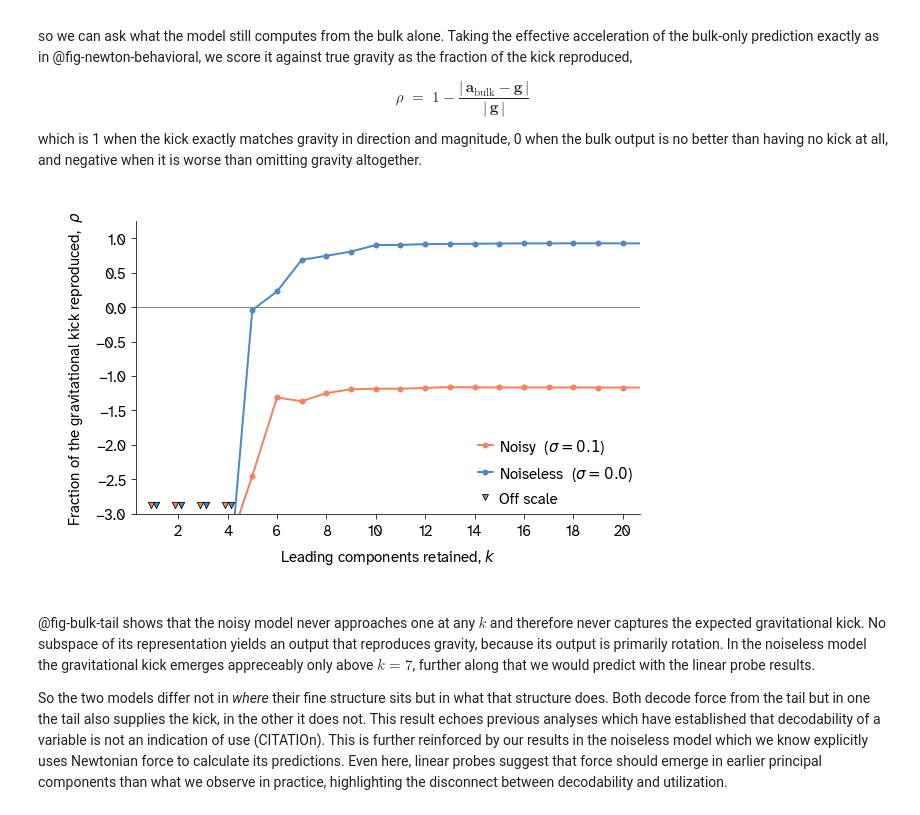
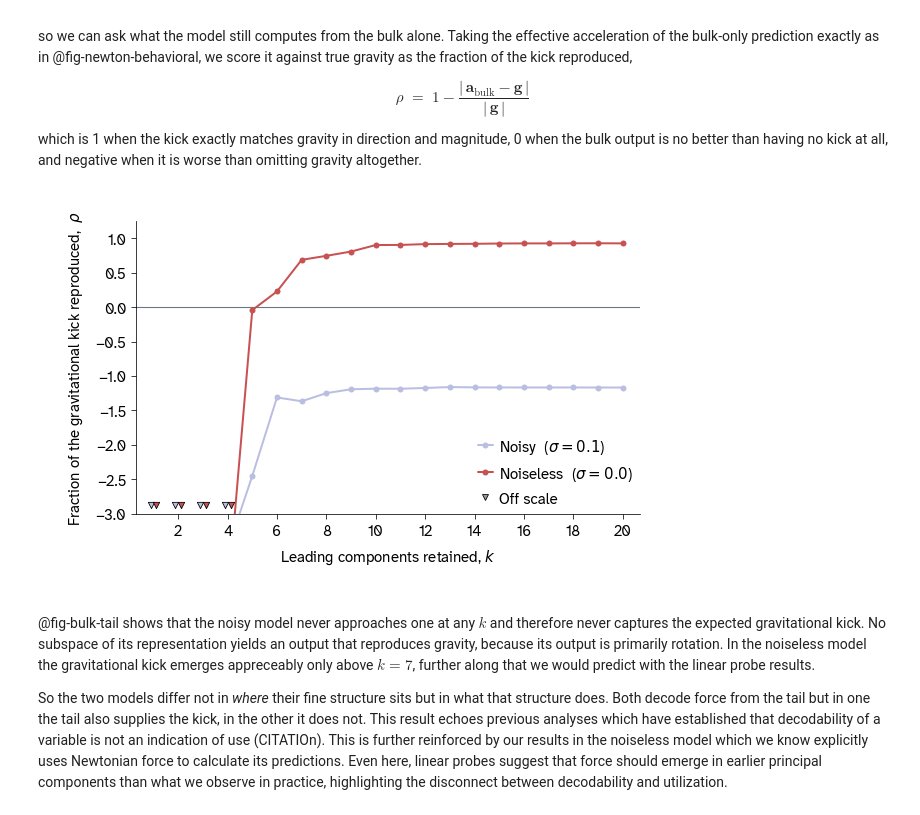
Before and after one commit to Arcadia-Science/world-model-orbits, a Jupyter notebook: index.ipynb, the cells around one changed output. Saved outputs shown, nothing was run; the diff lists cells and outputs as text; code cells hidden in the pictures.

```diff
--- a/index.ipynb
+++ b/index.ipynb
@@ -760,7 +768,7 @@ Panels (b), (c) and (d) describe the form of each operator. Both are scaled rota
 A correct one-step force is only useful if it integrates into a correct orbit over a longer time horizon. To see the practical consequence of computation strategies we identified in the two short-context models, we seed each model with the first two positions of a held-out orbit and let it predict autoregressively for 40 steps, feeding each prediction back as the next input. We plot the predicted orbits alongside an ideal Verlet integrator and the ground truth orbit.
 # %%
 #| label: fig-rollout
-#| fig-cap: "Autoregressive rollout on eccentric orbits (0.5 < $e$ < 0.7), seeded from two consecutive positions and rolled forward 40 steps with each prediction fed back as the next input. Ideal Verlet is integrated at the data's true sample spacing, $dt$ = 20/99."
+#| fig-cap: "Autoregressive rollout on eccentric orbits (0.5 < $e$ < 0.7), seeded from two consecutive positions and rolled forward 40 steps with each prediction fed back as the next input. Ideal Verlet is integrated at the data's true sample spacing, $\\Delta t$ = 20/99."
 #| fig-subcap:
 #|   - "One example orbit seeded at aphelion, showing the true ellipse, an ideal Verlet integrator, and the two short-context models."
 #|   - "Median position error against rollout step over 200 randomly drawn eccentric orbits seeded at random phase, with a 95% bootstrap confidence interval of the median."
@@ -824,16 +832,17 @@ ek = int(np.argmax(np.linalg.norm(true[:100 - (N + 2) + 1], axis=1)))
 s = true[ek:ek+2]; seg = true[ek:ek+N+2]
 rn, rv, rx = rollout(model_noiseless, s, N), rollout_verlet(s, N, dt=DT), rollout(model_bs2, s, N)
 
-PANEL    = apc.mpl.FIGURE_SIZES_IN_INCHES['half_square']
-C_TRUE   = str(apc.crow);  C_NOISELESS = ARC_VIBE
-C_NOISY  = ARC_CORAL;      C_VERLET    = str(apc.bark)
+PANEL = apc.mpl.FIGURE_SIZES_IN_INCHES['half_square']
+C_NOISELESS = C_MODEL_NOISELESS
+C_VERLET = C_IDEAL
+C_NOISY = C_MODEL_NOISY
 
 fig, ax = plt.subplots(figsize=PANEL)
 ax.plot(seg[:, 0], seg[:, 1], '-', color=C_TRUE, lw=2.5, alpha=0.5, label='true orbit')
 ax.plot(rn[:, 0], rn[:, 1], '-', color=C_NOISELESS, lw=1.5, label='noiseless model')
-ax.plot(rx[:, 0], rx[:, 1], '-', color=C_NOISY,     lw=1.5, label='noisy model')
+ax.plot(rx[:, 0], rx[:, 1], '-', color=C_NOISY,      lw=1.5, label='noisy model')
 ax.plot(rv[:, 0], rv[:, 1], ':', color=C_VERLET,    lw=1.8, label='ideal Verlet')
-ax.scatter(0, 0, marker='*', s=250, color=str(apc.canary), edgecolor=str(apc.crow), zorder=5)
+ax.scatter(0, 0, marker='8', s=250, color=str(apc.canary), edgecolor=str(apc.crow), zorder=5)
 ax.scatter(s[:, 0], s[:, 1], color=C_TRUE, s=30, zorder=5,
            label=r'seed ($\mathbf{r}_{t-1}$, $\mathbf{r}_t$)')
 ax.set_aspect('equal')
@@ -934,17 +943,23 @@ SUB = {r'noisy  ($\sigma=0.1$)':     subspace_sweep(model_bs2),
        r'noiseless  ($\sigma=0.0$)': subspace_sweep(model_noiseless)}
 
 PANEL = apc.mpl.FIGURE_SIZES_IN_INCHES['half_square']
+
+# The sweep runs over all 32 components, but the interesting structure is in the
+# first K_MAX. Truncate the series rather than letting the axis clip it: clipping
+# leaves the line running past its last marker into the spine.
+K_MAX = 20
 for d in SUB.values():
     ks = np.arange(1, len(d['var']) + 1)
+    keep = ks <= K_MAX
     fig, ax = plt.subplots(figsize=PANEL)
-    ax.plot(ks, d['cum'], color=ARC_DIAG, marker='o',
+    ax.plot(ks[keep], np.asarray(d['cum'])[keep], color=ARC_DIAG, marker='o',
             label='Activation variance')
-    ax.plot(ks, np.clip(d['r2'], 0, None), color=ARC_CORAL, marker='o',
+    ax.plot(ks[keep], np.clip(np.asarray(d['r2'])[keep], 0, None), color=ARC_CORAL, marker='o',
             label=r'Probing $R^2$ for $|\mathbf{F}|$')
     ax.set_xlabel(r'number of principal components of $\mathrm{ln_f}$')
     ax.set_ylabel('cumulative fraction')
-    ax.set_xlim(0.5, 20.5); ax.set_ylim(0, 1.05)
-    ax.set_xticks(np.arange(2, 21, 2))
+    ax.set_xlim(0.5, K_MAX + 0.5); ax.set_ylim(0, 1.05)
+    ax.set_xticks(np.arange(2, K_MAX + 1, 2))
     ax.legend(loc='center right', frameon=False)
     style_panel(ax)
     plt.show()
@@ -965,7 +980,7 @@ $$\rho \;=\; 1 - \frac{|\,\mathbf a_{\text{bulk}} - \mathbf g\,|}{|\,\mathbf g\,
 which is 1 when the kick exactly matches gravity in direction and magnitude, 0 when the bulk output is no better than having no kick at all, and negative when it is worse than omitting gravity altogether.
 # %%
 #| label: fig-bulk-tail
-#| fig-cap: "Fraction of the gravitational kick reproduced by the bulk-only prediction, against the number of leading principal components retained. $\\rho  = 1 - |a_{\\text{bulk}} - g|/|g|$, taken per window then median: 1 is the kick reproduced exactly, 0 is no better than having no kick at all, and negative is worse than omitting gravity altogether. Downward triangles at the bottom edge mark values of $k$ whose $\\rho$ falls below the axis limit and is off scale."
+#| fig-cap: "Fraction of the gravitational kick reproduced by the bulk-only prediction, against the number of leading principal components retained. $\\rho = 1 - |\\mathbf{a}_{\\text{bulk}} - \\mathbf{g}|/|\\mathbf{g}|$, taken per window then median: 1 is the kick reproduced exactly, 0 is no better than having no kick at all, and negative is worse than omitting gravity altogether. Downward triangles at the bottom edge mark values of $k$ whose $\\rho$ falls below the axis limit and is off scale."
 #| code-fold: true
 YLO, YHI = -3.0, 1.25
 
@@ -973,36 +988,38 @@ fig, ax = plt.subplots(figsize=apc.mpl.FIGURE_SIZES_IN_INCHES['float'])
 ax.axhline(0, color=ARC_DIAG, lw=1.1, zorder=1)
 
 offsets = (-0.12, 0.12)    # nudge the two models' triangles apart so they don't overlap
-for (name, d), colour, dx in zip(SUB.items(), (ARC_CORAL, ARC_VIBE), offsets):
+for (name, d), colour, dx in zip(SUB.items(), (C_MODEL_NOISY, C_MODEL_NOISELESS), offsets):
     ks  = np.arange(1, len(d['rho']) + 1)
     rho = np.asarray(d['rho'])
+    keep = ks <= K_MAX          # same window as @fig-scree-probe; see note there
+    ks, rho = ks[keep], rho[keep]
 
     # true values: matplotlib clips the line at the axis edge, so segments
     # entering from below stay visible
     ax.plot(ks, rho, 'o-', color=colour, label=name, zorder=3)
 
     # mark every off-scale point with a downward triangle just inside the bottom edge
     off = rho < YLO
     if off.any():
         ax.scatter(ks[off] + dx, np.full(off.sum(), YLO + 0.12), marker='v', s=40,
                    color=colour, edgecolor='k', linewidths=0.8, zorder=5, clip_on=False)
 
 # one legend entry explaining the triangles
 ax.plot([], [], 'v', color='0.6', mec='k', mew=0.8, ls='', label='off scale')
 
-ax.set_xlim(0.3, 20.7); ax.set_ylim(YLO, YHI); ax.set_xticks(np.arange(2, 21, 2))
+ax.set_xlim(0.3, K_MAX + 0.7); ax.set_ylim(YLO, YHI); ax.set_xticks(np.arange(2, K_MAX + 1, 2))
 ax.set_xlabel('leading components retained, $k$')
 ax.set_ylabel(r'fraction of the gravitational kick reproduced,  $\rho$')
 
 # drop the unlabelled stray handle that appears above the first entry
 h, l = ax.get_legend_handles_labels()
 keep = [i for i, lab in enumerate(l) if lab.strip() and not lab.startswith('_')]
 ax.legend([h[i] for i in keep], [l[i] for i in keep], frameon=False)
 
 style_panel(ax)
 plt.show()
 # %% [output]
-[figure, old version]
+[figure, new version]
 # %% [markdown]
 @fig-bulk-tail shows that the noisy model never approaches one at any $k$ and therefore never captures the expected gravitational kick. No subspace of its representation yields an output that reproduces gravity, because its output is primarily rotation. In the noiseless model the gravitational kick emerges appreceably only above $k = 7$, further along that we would predict with the linear probe results.
 
```
Also changed, not shown: parts of 15 cells of this notebook, 4 other files.
